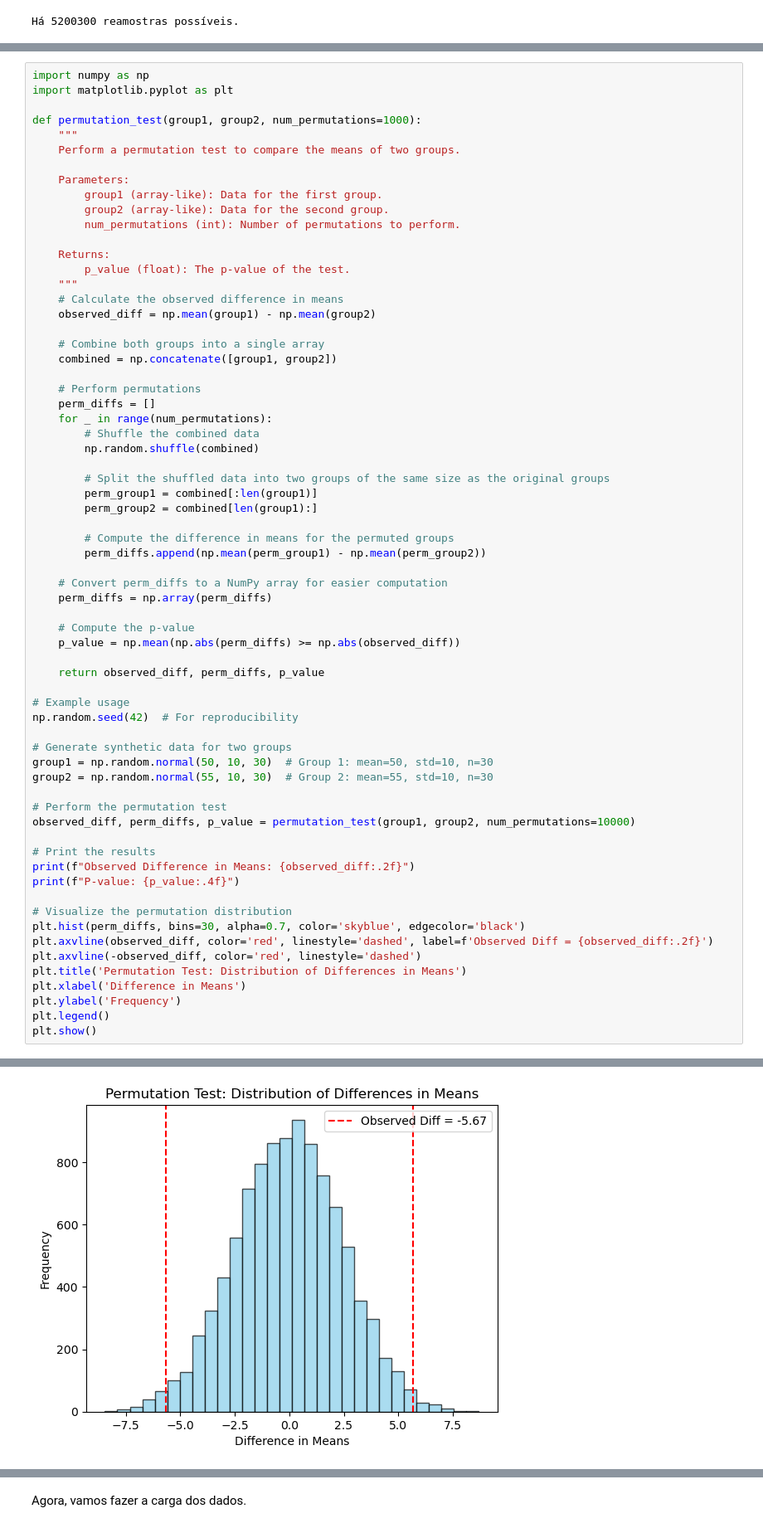
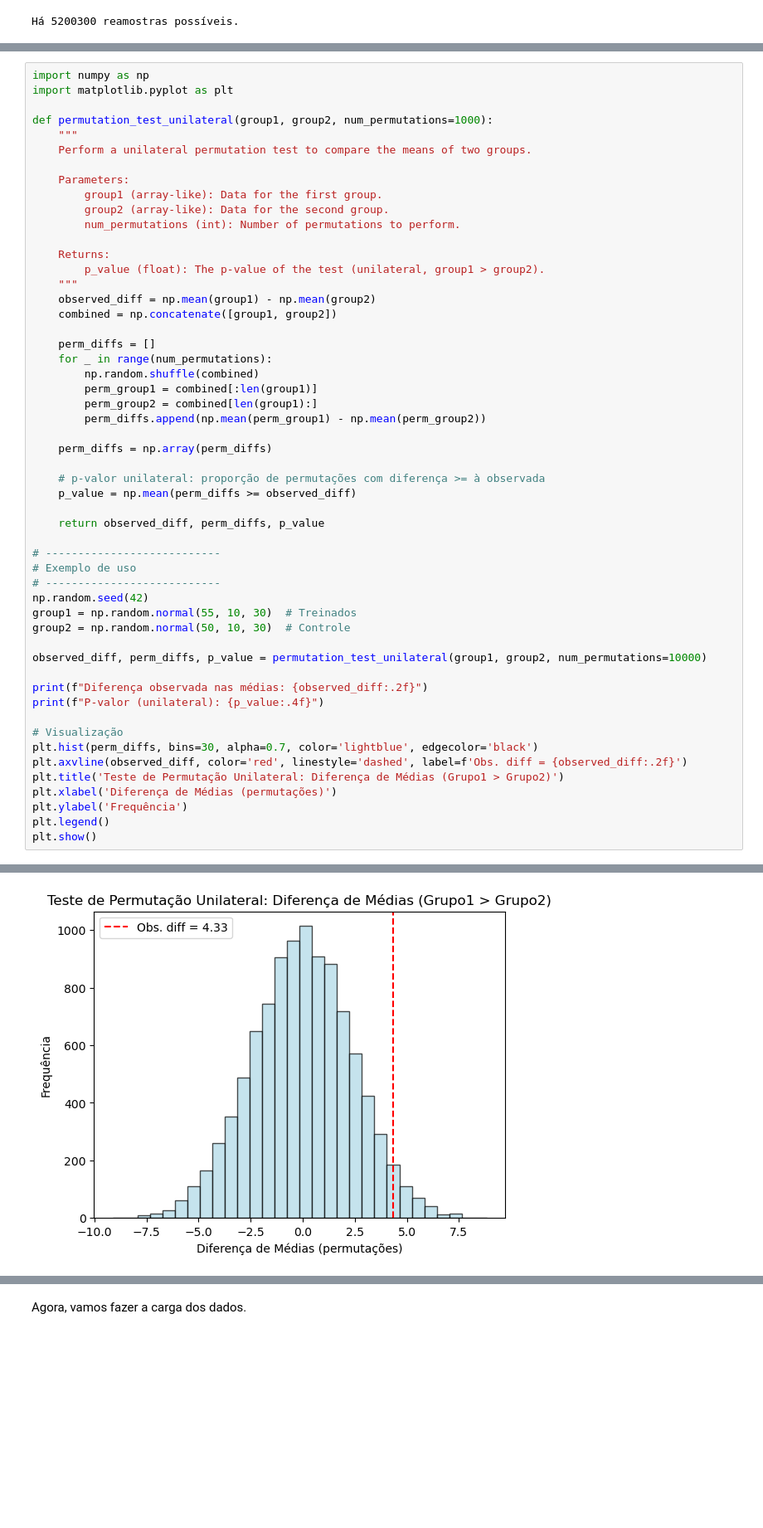
Before and after one commit to AILAB-CEFET-RJ/gcc1625, a Jupyter notebook: notebooks/10_permutation_test.ipynb, the cells around one changed output, grey strips where cells are left out. Shown at 83% size. Drawn from its saved outputs; the diff is of its cells as text; blank space fills up the shorter version.

Commit message:
Atualiza conteúdo sobre bootstrap e teste de permutação.

```diff
--- a/notebooks/10_permutation_test.ipynb
+++ b/notebooks/10_permutation_test.ipynb
@@ -150,9 +163,9 @@ Uma vez que o $p$-value tenha sido computado, devemos compará-lo a um nível de
 import numpy as np
 import matplotlib.pyplot as plt
 
-def permutation_test(group1, group2, num_permutations=1000):
+def permutation_test_unilateral(group1, group2, num_permutations=1000):
     """
-    Perform a permutation test to compare the means of two groups.
+    Perform a unilateral permutation test to compare the means of two groups.
 
     Parameters:
         group1 (array-like): Data for the first group.
@@ -160,56 +173,43 @@ def permutation_test(group1, group2, num_permutations=1000):
         num_permutations (int): Number of permutations to perform.
 
     Returns:
-        p_value (float): The p-value of the test.
+        p_value (float): The p-value of the test (unilateral, group1 > group2).
     """
-    # Calculate the observed difference in means
     observed_diff = np.mean(group1) - np.mean(group2)
-
-    # Combine both groups into a single array
     combined = np.concatenate([group1, group2])
 
-    # Perform permutations
     perm_diffs = []
     for _ in range(num_permutations):
-        # Shuffle the combined data
         np.random.shuffle(combined)
-
-        # Split the shuffled data into two groups of the same size as the original groups
         perm_group1 = combined[:len(group1)]
         perm_group2 = combined[len(group1):]
-
-        # Compute the difference in means for the permuted groups
         perm_diffs.append(np.mean(perm_group1) - np.mean(perm_group2))
 
-    # Convert perm_diffs to a NumPy array for easier computation
     perm_diffs = np.array(perm_diffs)
 
-    # Compute the p-value
-    p_value = np.mean(np.abs(perm_diffs) >= np.abs(observed_diff))
+    # p-valor unilateral: proporção de permutações com diferença >= à observada
+    p_value = np.mean(perm_diffs >= observed_diff)
 
     return observed_diff, perm_diffs, p_value
 
-# Example usage
-np.random.seed(42)  # For reproducibility
+# ---------------------------
+# Exemplo de uso
+# ---------------------------
+np.random.seed(42)
+group1 = np.random.normal(55, 10, 30)  # Treinados
+group2 = np.random.normal(50, 10, 30)  # Controle
 
-# Generate synthetic data for two groups
-group1 = np.random.normal(50, 10, 30)  # Group 1: mean=50, std=10, n=30
-group2 = np.random.normal(55, 10, 30)  # Group 2: mean=55, std=10, n=30
+observed_diff, perm_diffs, p_value = permutation_test_unilateral(group1, group2, num_permutations=10000)
 
-# Perform the permutation test
-observed_diff, perm_diffs, p_value = permutation_test(group1, group2, num_permutations=10000)
+print(f"Diferença observada nas médias: {observed_diff:.2f}")
+print(f"P-valor (unilateral): {p_value:.4f}")
 
-# Print the results
-print(f"Observed Difference in Means: {observed_diff:.2f}")
-print(f"P-value: {p_value:.4f}")
-
-# Visualize the permutation distribution
-plt.hist(perm_diffs, bins=30, alpha=0.7, color='skyblue', edgecolor='black')
-plt.axvline(observed_diff, color='red', linestyle='dashed', label=f'Observed Diff = {observed_diff:.2f}')
-plt.axvline(-observed_diff, color='red', linestyle='dashed')
-plt.title('Permutation Test: Distribution of Differences in Means')
-plt.xlabel('Difference in Means')
-plt.ylabel('Frequency')
+# Visualização
+plt.hist(perm_diffs, bins=30, alpha=0.7, color='lightblue', edgecolor='black')
+plt.axvline(observed_diff, color='red', linestyle='dashed', label=f'Obs. diff = {observed_diff:.2f}')
+plt.title('Teste de Permutação Unilateral: Diferença de Médias (Grupo1 > Grupo2)')
+plt.xlabel('Diferença de Médias (permutações)')
+plt.ylabel('Frequência')
 plt.legend()
 plt.show()
 # %% [output]
@@ -218 +218 @@ P-value: 0.0196
-[figure, old version]
+[figure, new version]
```
Also changed, not shown: parts of 17 cells of this notebook, 4 other files.
